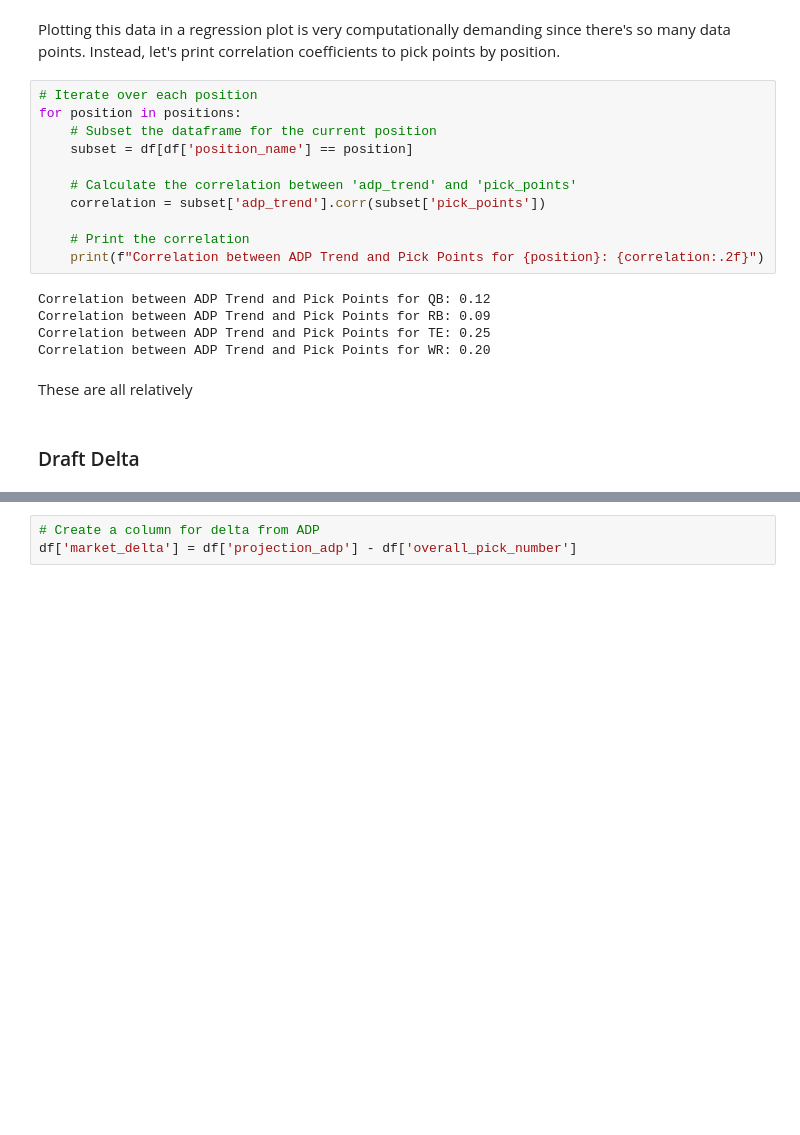
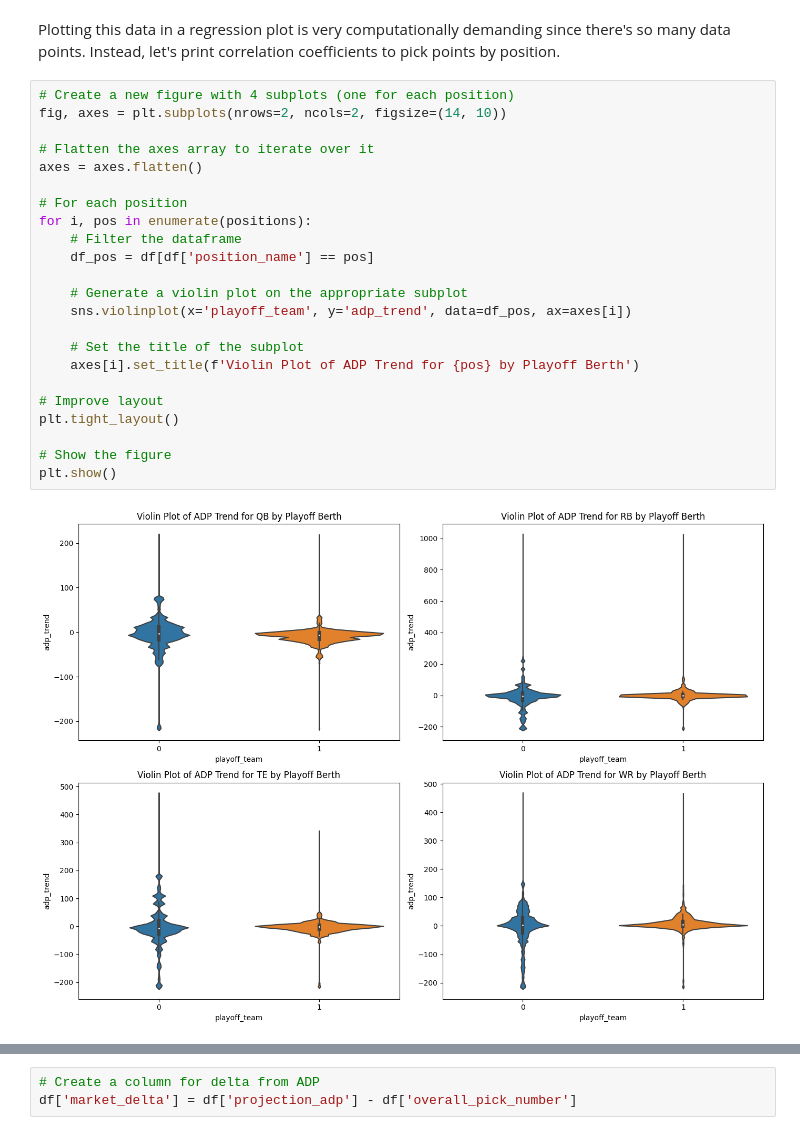
Before and after one commit to fantasydatapros/best-ball-data-bowl, a Jupyter notebook: submissions/Using Market Dynamics to Make the Playoffs in Best Ball Mania.ipynb, the cells around one changed output, grey strips where cells are left out. Saved outputs shown, nothing was run; the diff lists cells and outputs as text; blank space fills up the shorter version.

Commit message:
think of better way to quantify adp trend to playoff berth

```diff
--- a/submissions/Using Market Dynamics to Make the Playoffs in Best Ball Mania.ipynb
+++ b/submissions/Using Market Dynamics to Make the Playoffs in Best Ball Mania.ipynb
@@ -123,23 +123,28 @@ df.head()
 5 rows × 24 columns
 # %% [markdown]
 Plotting this data in a regression plot is very computationally demanding since there's so many data points. Instead, let's print correlation coefficients to pick points by position.
-# %%
-# Iterate over each position
-for position in positions:
-    # Subset the dataframe for the current position
-    subset = df[df['position_name'] == position]
-
-    # Calculate the correlation between 'adp_trend' and 'pick_points'
-    correlation = subset['adp_trend'].corr(subset['pick_points'])
-
-    # Print the correlation
-    print(f"Correlation between ADP Trend and Pick Points for {position}: {correlation:.2f}")
-# %% [output]
-Correlation between ADP Trend and Pick Points for QB: 0.12
-Correlation between ADP Trend and Pick Points for RB: 0.09
-Correlation between ADP Trend and Pick Points for TE: 0.25
-Correlation between ADP Trend and Pick Points for WR: 0.20
-# %% [markdown]
-These are all relatively
-# %% [markdown]
-### Draft Delta
+# %%
+# Create a new figure with 4 subplots (one for each position)
+fig, axes = plt.subplots(nrows=2, ncols=2, figsize=(14, 10))
+
+# Flatten the axes array to iterate over it
+axes = axes.flatten()
+
+# For each position
+for i, pos in enumerate(positions):
+    # Filter the dataframe
+    df_pos = df[df['position_name'] == pos]
+
+    # Generate a violin plot on the appropriate subplot
+    sns.violinplot(x='playoff_team', y='adp_trend', data=df_pos, ax=axes[i])
+
+    # Set the title of the subplot
+    axes[i].set_title(f'Violin Plot of ADP Trend for {pos} by Playoff Berth')
+
+# Improve layout
+plt.tight_layout()
+
+# Show the figure
+plt.show()
+# %% [output]
+[figure, added]
```
Also changed, not shown: parts of 2 cells of this notebook.
